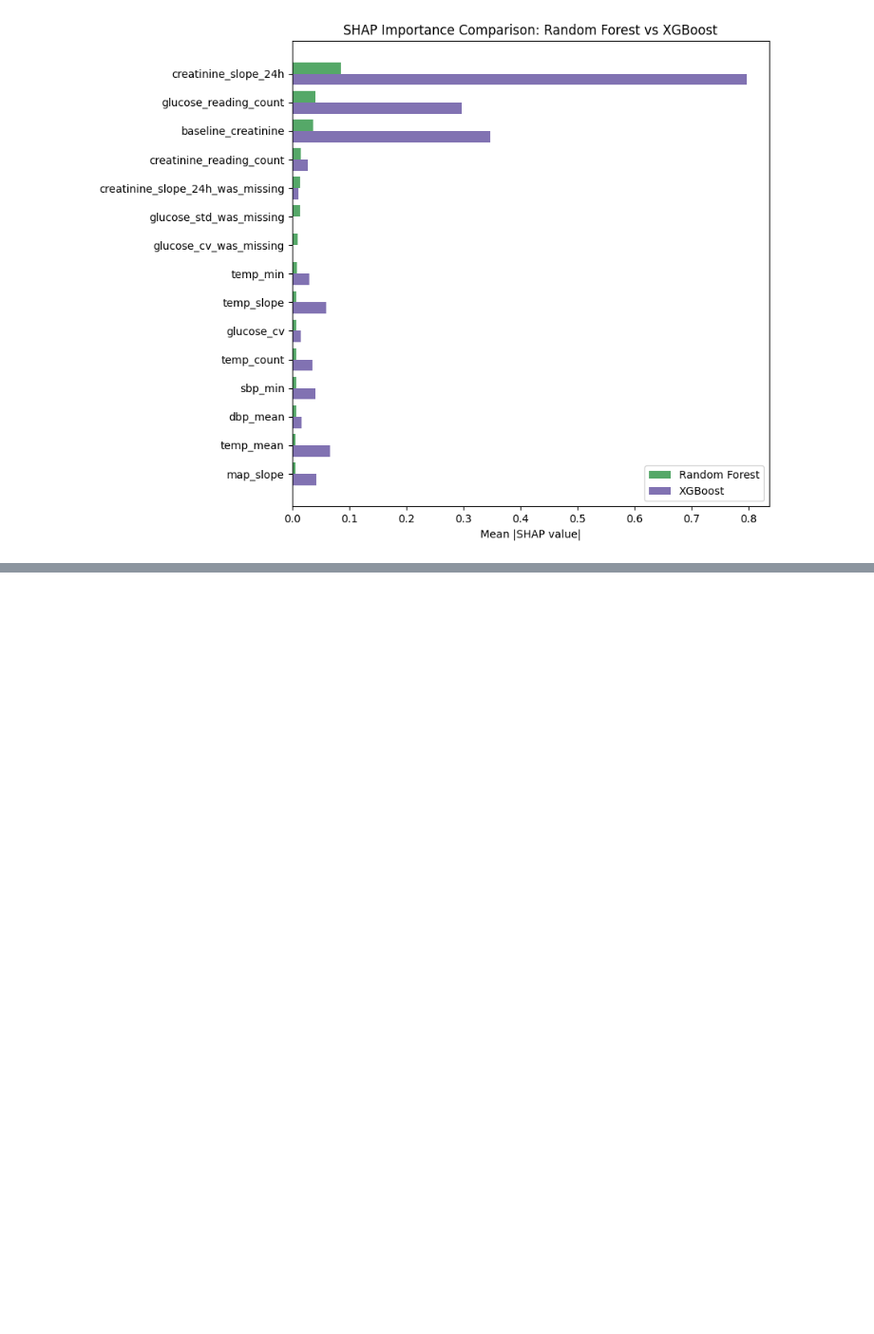
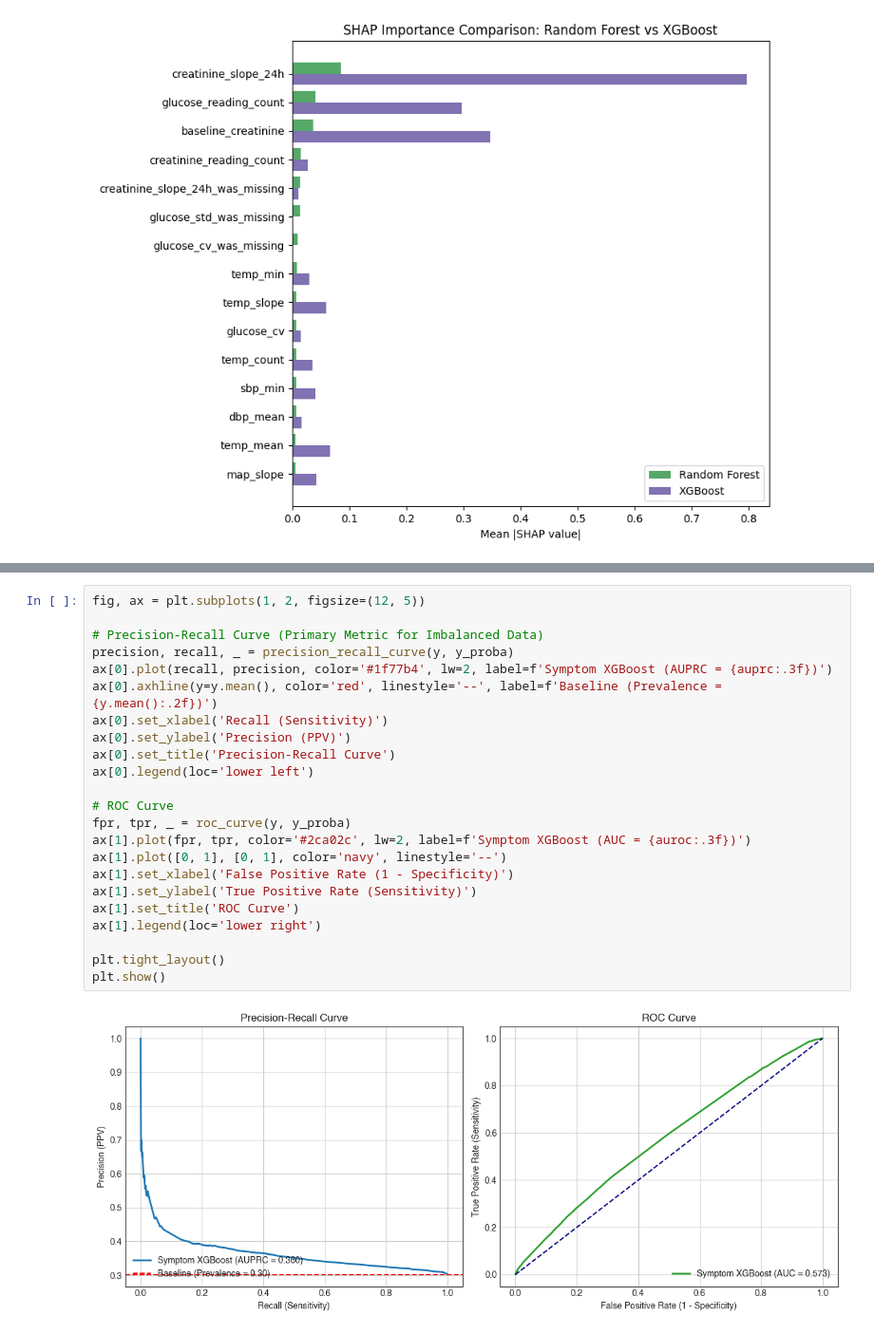
Before and after one commit to omiiii274/AKI-Prediction-in-Type-2-Diabetes-Patient-, a Jupyter notebook: notebooks/explore_data.ipynb, the cells around one changed output, grey strips where cells are left out. Shown at 95% size. Saved outputs shown, nothing was run; the diff lists cells and outputs as text; blank space fills up the shorter version.

```diff
--- a/notebooks/explore_data.ipynb
+++ b/notebooks/explore_data.ipynb
@@ -1093,0 +1157,25 @@ plt.show()
+# %%
+fig, ax = plt.subplots(1, 2, figsize=(12, 5))
+
+# Precision-Recall Curve (Primary Metric for Imbalanced Data)
+precision, recall, _ = precision_recall_curve(y, y_proba)
+ax[0].plot(recall, precision, color='#1f77b4', lw=2, label=f'Symptom XGBoost (AUPRC = {auprc:.3f})')
+ax[0].axhline(y=y.mean(), color='red', linestyle='--', label=f'Baseline (Prevalence = {y.mean():.2f})')
+ax[0].set_xlabel('Recall (Sensitivity)')
+ax[0].set_ylabel('Precision (PPV)')
+ax[0].set_title('Precision-Recall Curve')
+ax[0].legend(loc='lower left')
+
+# ROC Curve
+fpr, tpr, _ = roc_curve(y, y_proba)
+ax[1].plot(fpr, tpr, color='#2ca02c', lw=2, label=f'Symptom XGBoost (AUC = {auroc:.3f})')
+ax[1].plot([0, 1], [0, 1], color='navy', linestyle='--')
+ax[1].set_xlabel('False Positive Rate (1 - Specificity)')
+ax[1].set_ylabel('True Positive Rate (Sensitivity)')
+ax[1].set_title('ROC Curve')
+ax[1].legend(loc='lower right')
+
+plt.tight_layout()
+plt.show()
+# %% [output]
+[figure, added]
```
Also changed, not shown: parts of 8 cells of this notebook, 12 other files.
